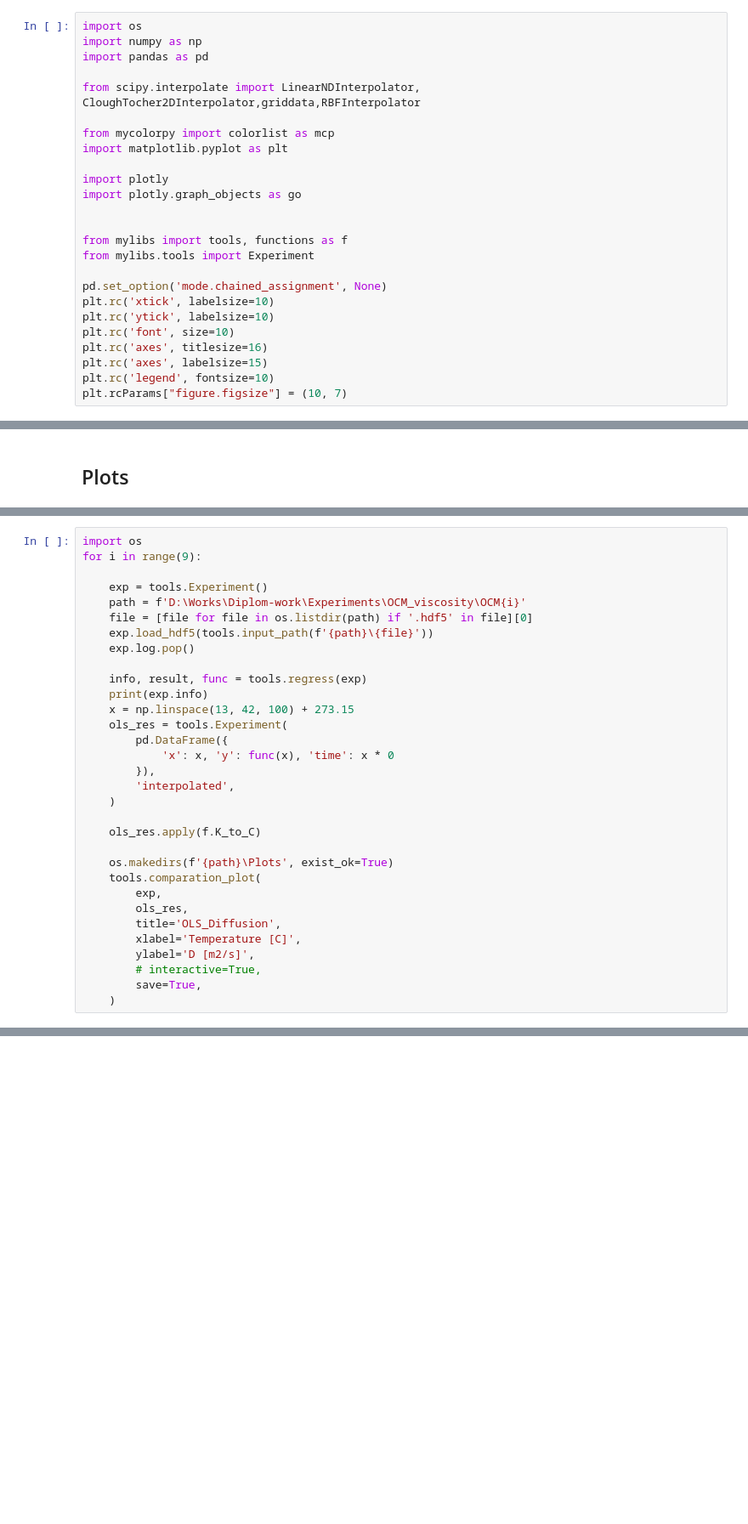
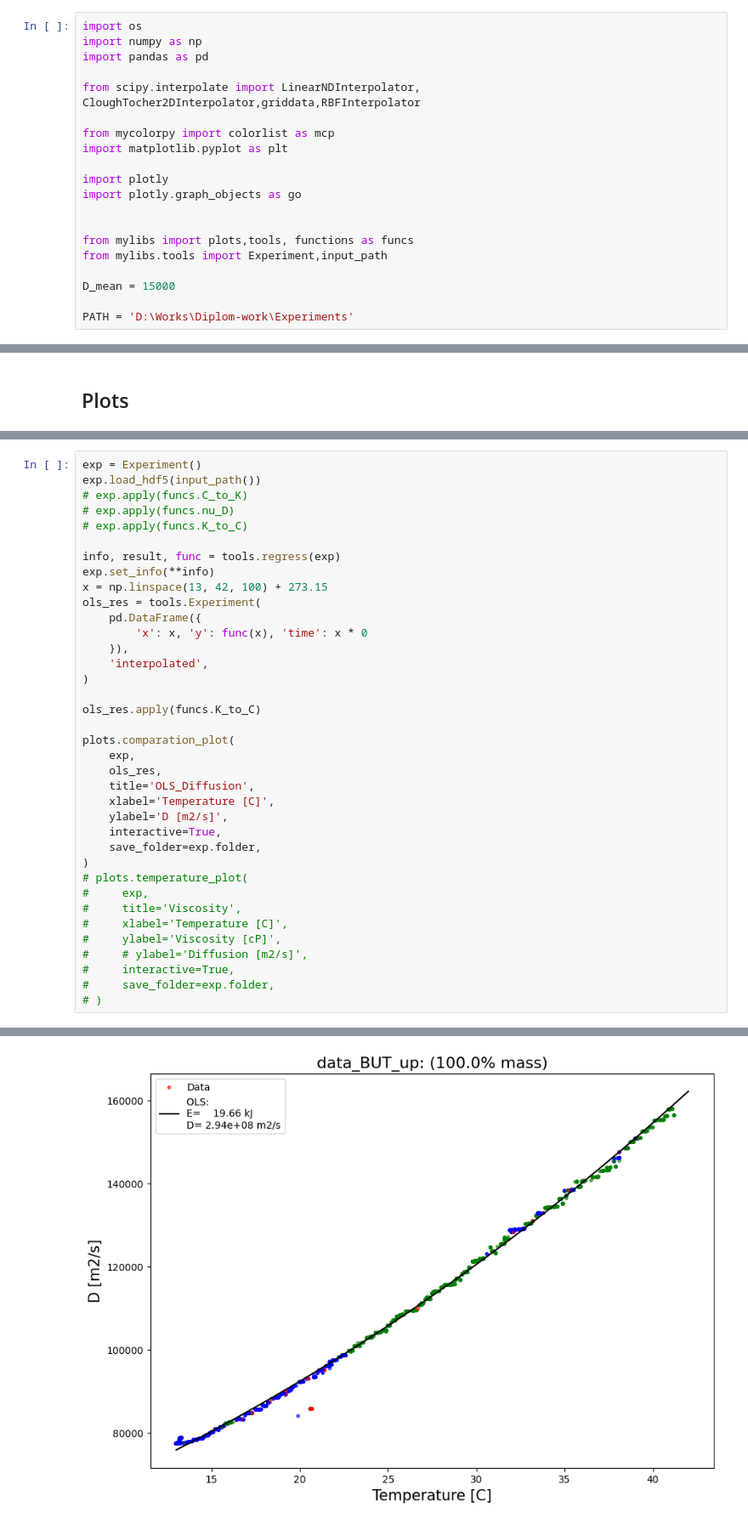
Before and after one commit to EnglishBeach/Diplom-work, a Jupyter notebook: Analysis/collect.ipynb, the cells around one changed output, grey strips where cells are left out. Shown at 85% size. Drawn from its saved outputs; the diff is of its cells as text; blank space fills up the shorter version.

```diff
--- a/Analysis/collect.ipynb
+++ b/Analysis/collect.ipynb
@@ -12,14 +12,9 @@ import plotly
 import plotly.graph_objects as go
 
 
-from mylibs import tools, functions as f
-from mylibs.tools import Experiment
+from mylibs import plots,tools, functions as funcs
+from mylibs.tools import Experiment,input_path
 
-pd.set_option('mode.chained_assignment', None)
-plt.rc('xtick', labelsize=10)
-plt.rc('ytick', labelsize=10)
-plt.rc('font', size=10)
-plt.rc('axes', titlesize=16)
-plt.rc('axes', labelsize=15)
-plt.rc('legend', fontsize=10)
-plt.rcParams["figure.figsize"] = (10, 7)
+D_mean = 15000
+
+PATH = 'D:\Works\Diplom-work\Experiments'
@@ -275,33 +326,38 @@ exp2.info
 # %%
-import os
-for i in range(9):
+exp = Experiment()
+exp.load_hdf5(input_path())
+# exp.apply(funcs.C_to_K)
+# exp.apply(funcs.nu_D)
+# exp.apply(funcs.K_to_C)
 
-    exp = tools.Experiment()
-    path = f'D:\Works\Diplom-work\Experiments\OCM_viscosity\OCM{i}'
-    file = [file for file in os.listdir(path) if '.hdf5' in file][0]
-    exp.load_hdf5(tools.input_path(f'{path}\{file}'))
-    exp.log.pop()
+info, result, func = tools.regress(exp)
+exp.set_info(**info)
+x = np.linspace(13, 42, 100) + 273.15
+ols_res = tools.Experiment(
+    pd.DataFrame({
+        'x': x, 'y': func(x), 'time': x * 0
+    }),
+    'interpolated',
+)
 
-    info, result, func = tools.regress(exp)
-    print(exp.info)
-    x = np.linspace(13, 42, 100) + 273.15
-    ols_res = tools.Experiment(
-        pd.DataFrame({
-            'x': x, 'y': func(x), 'time': x * 0
-        }),
-        'interpolated',
-    )
+ols_res.apply(funcs.K_to_C)
 
-    ols_res.apply(f.K_to_C)
-
-    os.makedirs(f'{path}\Plots', exist_ok=True)
-    tools.comparation_plot(
-        exp,
-        ols_res,
-        title='OLS_Diffusion',
-        xlabel='Temperature [C]',
-        ylabel='D [m2/s]',
-        # interactive=True,
-        save=True,
-    )
+plots.comparation_plot(
+    exp,
+    ols_res,
+    title='OLS_Diffusion',
+    xlabel='Temperature [C]',
+    ylabel='D [m2/s]',
+    interactive=True,
+    save_folder=exp.folder,
+)
+# plots.temperature_plot(
+#     exp,
+#     title='Viscosity',
+#     xlabel='Temperature [C]',
+#     ylabel='Viscosity [cP]',
+#     # ylabel='Diffusion [m2/s]',
+#     interactive=True,
+#     save_folder=exp.folder,
+# )
 # %% [output]
@@ -316,0 +364 @@ for i in range(9):
+[figure, added]
```
Also changed, not shown: parts of 25 cells of this notebook, 14 other files.
